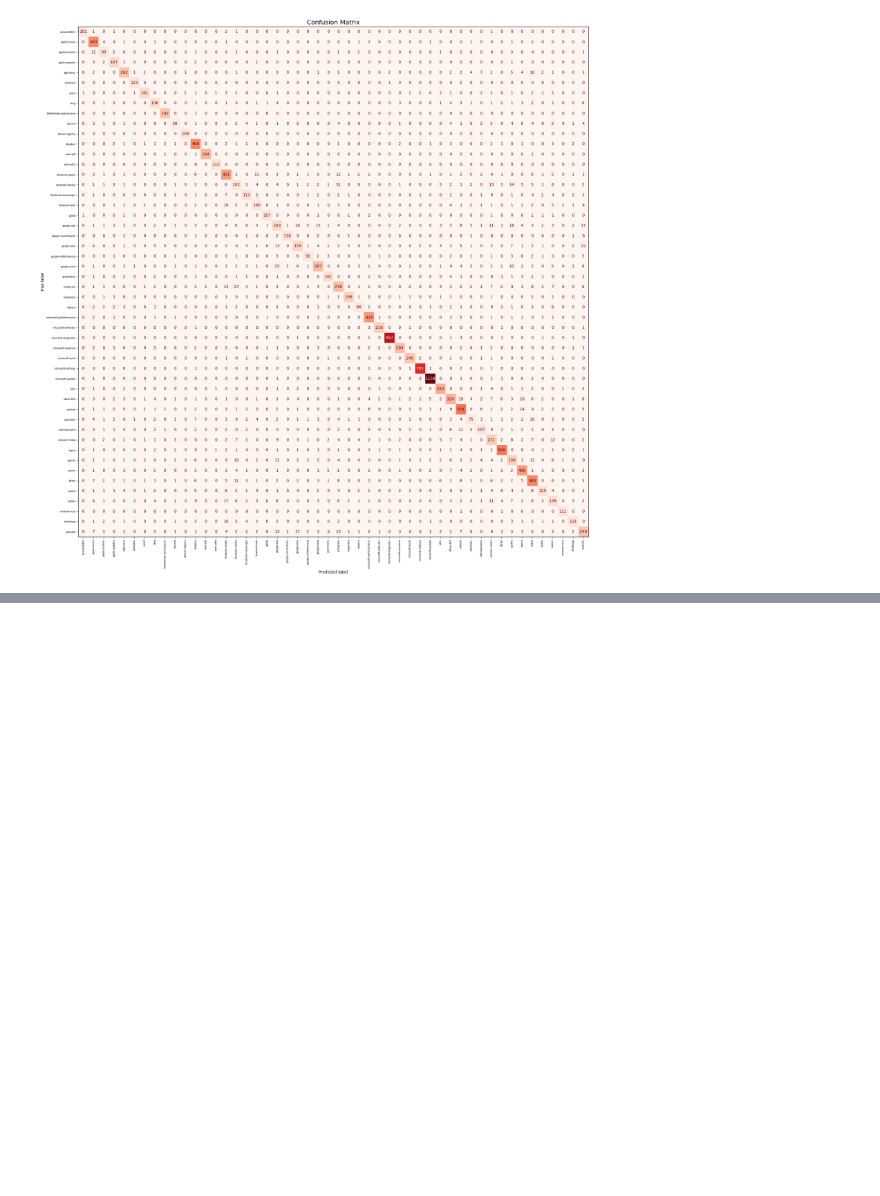
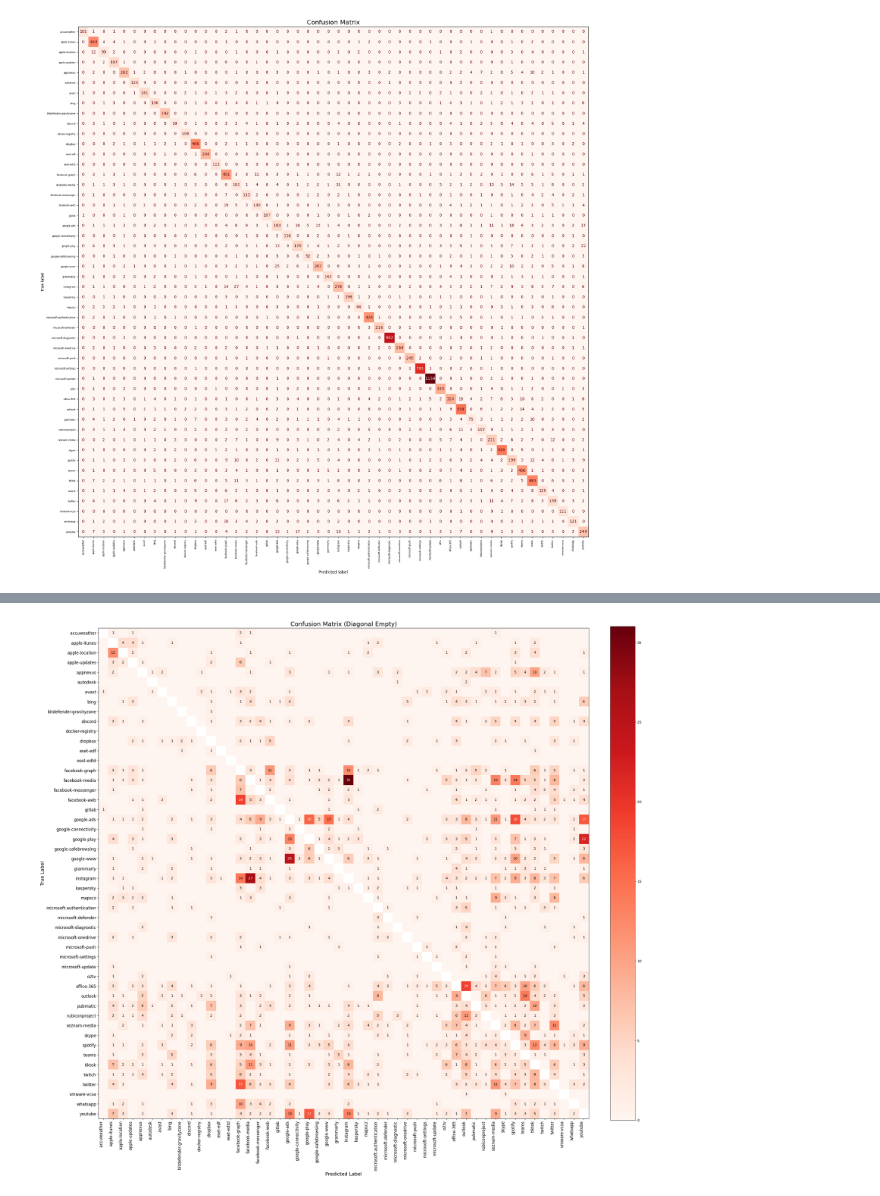
Before and after one commit to MinyaevAndrey/cesnet-tcexamples, a Jupyter notebook: notebooks/example_evaluation.ipynb, the cells around one changed output, grey strips where cells are left out. Saved outputs shown, nothing was run; the diff lists cells and outputs as text; code cells hidden in the pictures; blank space fills up the shorter version.

```diff
--- a/notebooks/example_evaluation.ipynb
+++ b/notebooks/example_evaluation.ipynb
@@ -1809,0 +1831,55 @@ plt.show()
+# %%
+# матрица ошибок без диагональных элементов
+from sklearn.metrics import confusion_matrix
+import matplotlib.pyplot as plt
+import numpy as np
+
+# Предсказания
+y_pred = pipe_rf.predict(X_test)
+
+# Построение матрицы
+cm = confusion_matrix(y_test, y_pred, labels=pipe_rf.classes_)
+
+# Конвертируем в float (чтобы можно было использовать NaN)
+cm = cm.astype(float)
+
+# Очищаем диагональные элементы (делаем их NaN)
+np.fill_diagonal(cm, np.nan)
+
+# Создаем ОЧЕНЬ БОЛЬШУЮ фигуру
+fig, ax = plt.subplots(figsize=(25, 25))
+
+# Отображаем матрицу
+im = ax.imshow(cm, cmap='Reds', interpolation='none')
+
+# Цветовая шкала
+plt.colorbar(im, ax=ax, fraction=0.046, pad=0.04)
+
+# Подписи осей
+ax.set_xticks(np.arange(len(pipe_rf.classes_)))
+ax.set_yticks(np.arange(len(pipe_rf.classes_)))
+
+# Уменьшаем шрифт подписей
+ax.set_xticklabels(pipe_rf.classes_, rotation=90, ha='right', fontsize=12)
+ax.set_yticklabels(pipe_rf.classes_, fontsize=12)
+
+# Добавляем значения в ячейки (кроме диагонали)
+# ВАЖНО: рисуем цифры только там, где ошибка > 0, иначе matplotlib зависнет
+max_error = np.nanmax(cm)
+for i in range(len(cm)):
+    for j in range(len(cm)):
+        if i != j and not np.isnan(cm[i, j]) and cm[i, j] > 0:
+            # Определяем цвет текста (белый на темном фоне, черный на светлом)
+            color = "white" if cm[i, j] > max_error / 2 else "black"
+            text = ax.text(j, i, int(cm[i, j]),
+                          ha="center", va="center",
+                          color=color, fontsize=10) # 5pt — чтобы влезло в микро-ячейки
+
+ax.set_xlabel('Predicted Label', fontsize=14)
+ax.set_ylabel('True Label', fontsize=14)
+ax.set_title('Confusion Matrix (Diagonal Empty)', fontsize=18)
+
+plt.tight_layout()
+plt.show()
+# %% [output]
+[figure, added]
```
Also changed, not shown: parts of 2 cells of this notebook.
